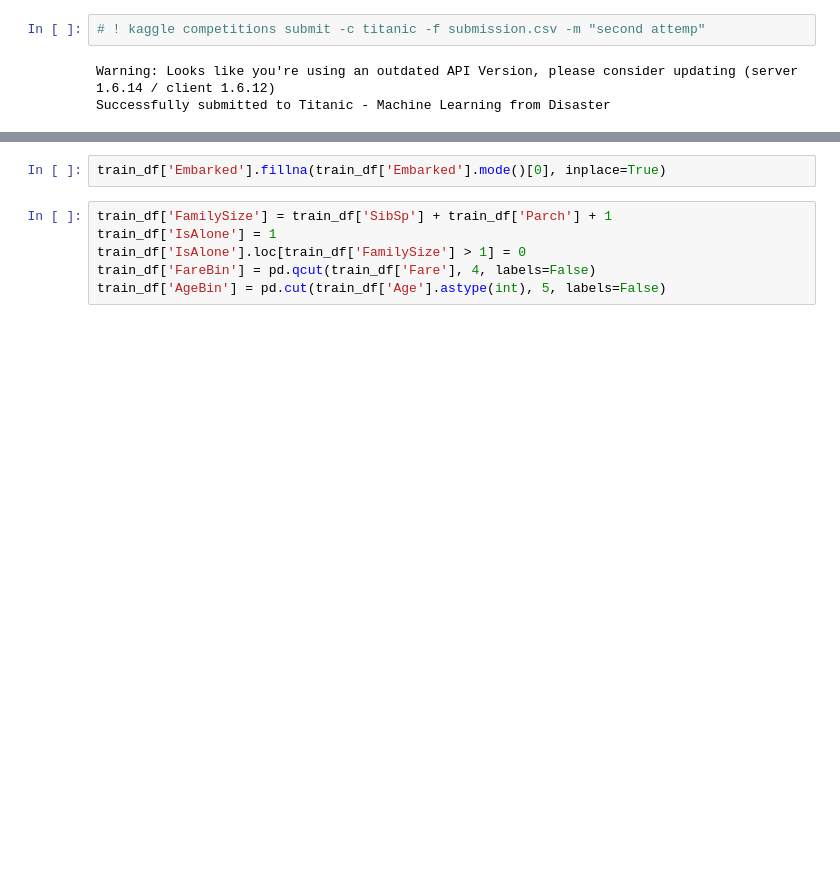
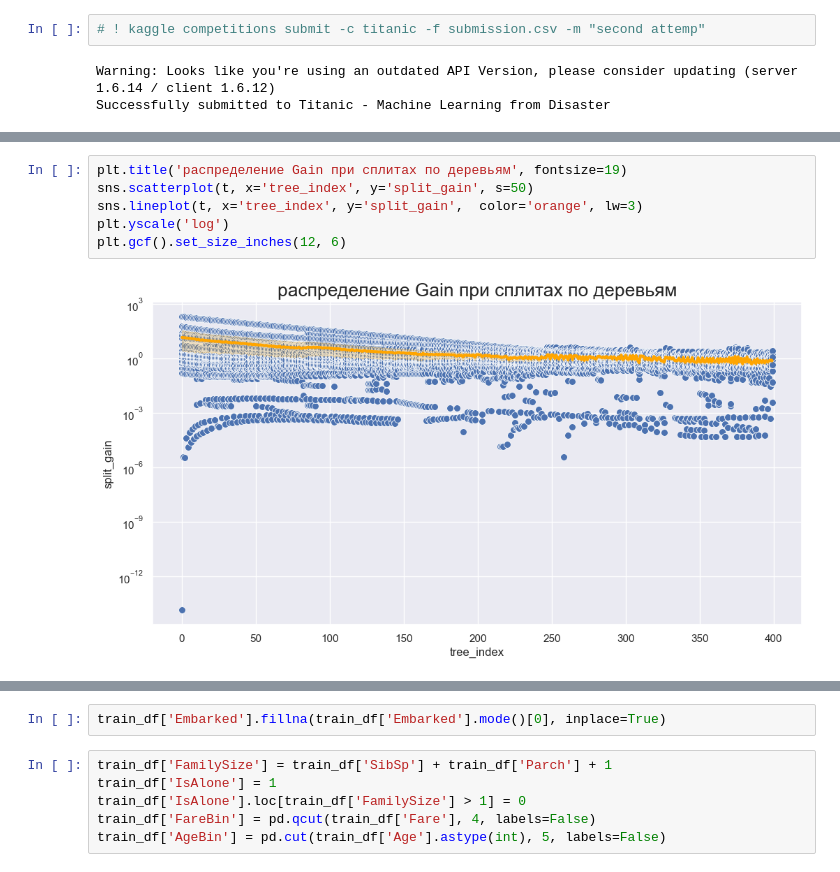
Before and after one commit to Danyocheck/Kaggle-competitions, a Jupyter notebook: titanic/titanic.ipynb, the cells around one changed output, grey strips where cells are left out. Drawn from its saved outputs; the diff is of its cells as text; blank space fills up the shorter version.

```diff
--- a/titanic/titanic.ipynb
+++ b/titanic/titanic.ipynb
@@ -322,0 +549,8 @@ train_df['Fare'].fillna(train_df['Fare'].median(), inplace=True)
+# %%
+plt.title('распределение Gain при сплитах по деревьям', fontsize=19)
+sns.scatterplot(t, x='tree_index', y='split_gain', s=50)
+sns.lineplot(t, x='tree_index', y='split_gain',  color='orange', lw=3)
+plt.yscale('log')
+plt.gcf().set_size_inches(12, 6)
+# %% [output]
+[figure, added]
```
Also changed, not shown: parts of 78 cells of this notebook, 1 other file.
